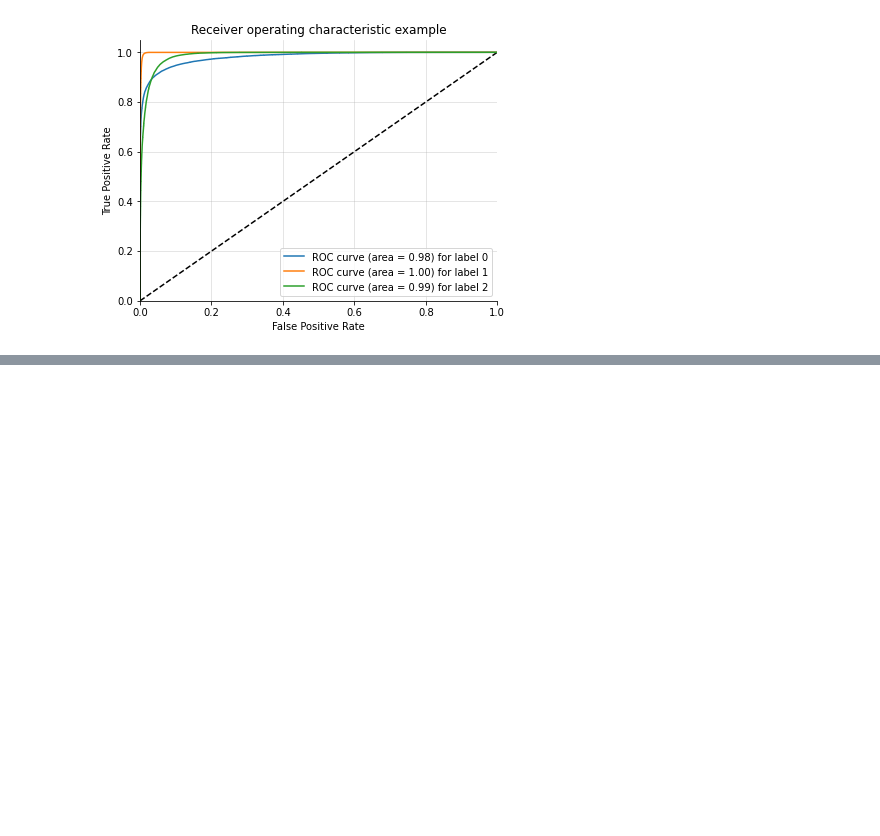
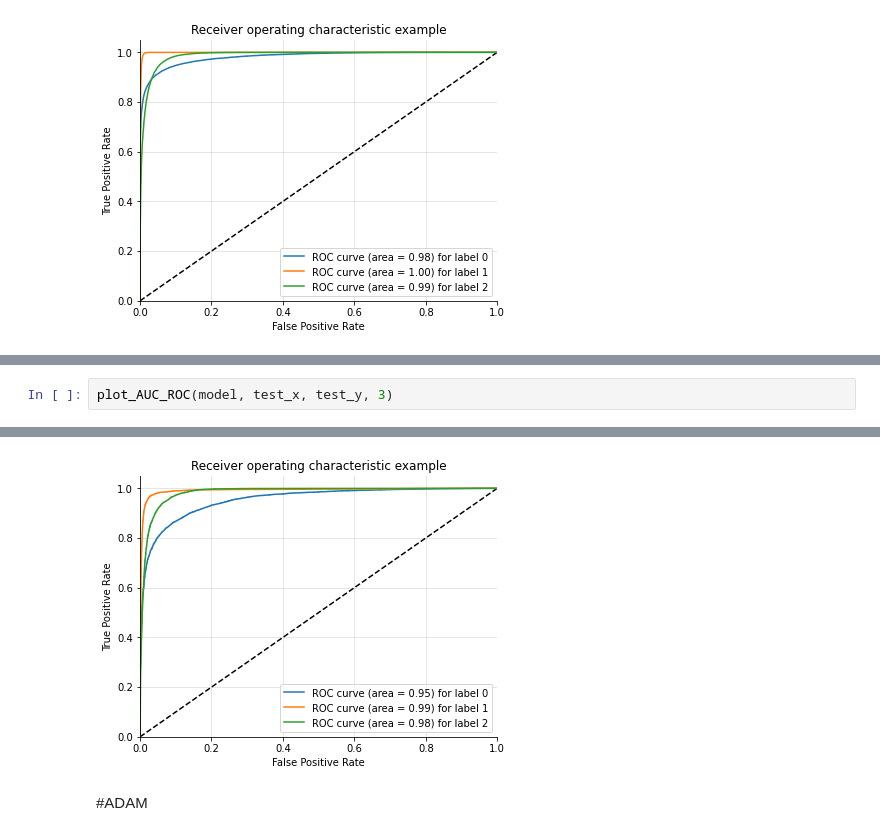
Before and after one commit to sydney-machine-learning/deeplearning_alteration_zones, a Jupyter notebook: Alteration_Zones.ipynb, the cells around one changed output, grey strips where cells are left out. Saved outputs shown, nothing was run; the diff lists cells and outputs as text; blank space fills up the shorter version.

```diff
--- a/Alteration_Zones.ipynb
+++ b/Alteration_Zones.ipynb
@@ -584,0 +673,3 @@ plot_AUC_ROC(model, reshaped_test_x, test_y, 3)
+# %%
+plot_AUC_ROC(model, test_x, test_y, 3)
+# %% [output]
@@ -584,0 +677,3 @@ plot_AUC_ROC(model, reshaped_test_x, test_y, 3)
+[figure, added]
+# %% [markdown]
+#ADAM
```
Also changed, not shown: parts of 29 cells of this notebook, 58 other files.
